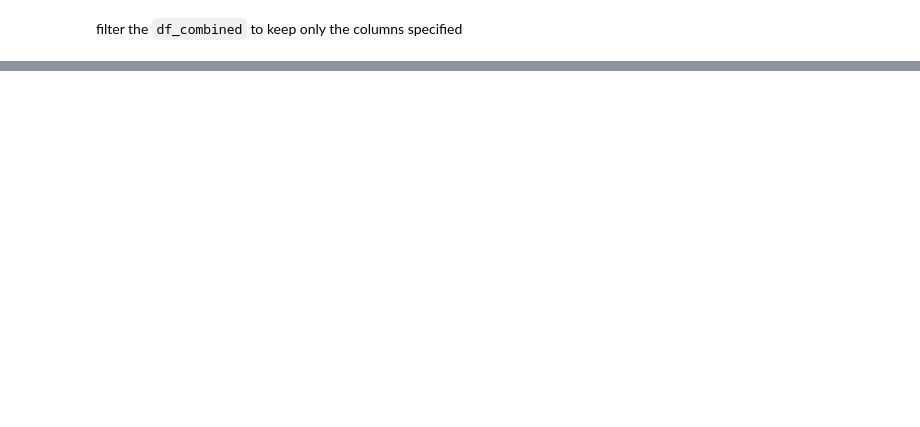
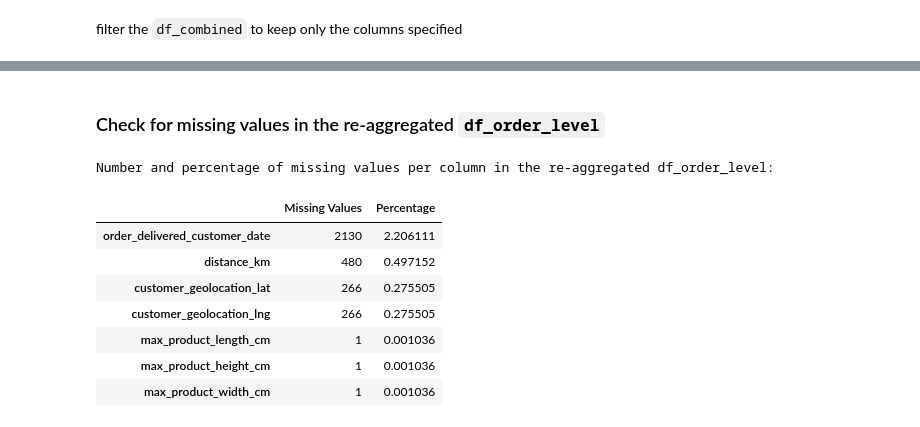
Before and after one commit to jessie0707a/Machine-Learning-Project, a Jupyter notebook: Predicting_Delivery_Duration_for_Olist.ipynb, the cells around one changed output, grey strips where cells are left out. Drawn from its saved outputs; the diff is of its cells as text; code cells hidden in the pictures; blank space fills up the shorter version.

```diff
--- a/Predicting_Delivery_Duration_for_Olist.ipynb
+++ b/Predicting_Delivery_Duration_for_Olist.ipynb
@@ -235,0 +417,23 @@ None
+# %% [markdown]
+### Check for missing values in the re-aggregated `df_order_level`
+# %%
+print("Number and percentage of missing values per column in the re-aggregated df_order_level:")
+missing_values_new = df_order_level.isnull().sum()
+missing_percentage_new = (df_order_level.isnull().sum() / len(df_order_level)) * 100
+
+missing_info_new = pd.DataFrame({
+    'Missing Values': missing_values_new,
+    'Percentage': missing_percentage_new
+})
+
+display(missing_info_new[missing_info_new['Missing Values'] > 0].sort_values(by='Missing Values', ascending=False))
+# %% [output]
+Number and percentage of missing values per column in the re-aggregated df_order_level:
+|  | Missing Values | Percentage |
+| order_delivered_customer_date | 2130 | 2.206111 |
+| distance_km | 480 | 0.497152 |
+| customer_geolocation_lat | 266 | 0.275505 |
+| customer_geolocation_lng | 266 | 0.275505 |
+| max_product_length_cm | 1 | 0.001036 |
+| max_product_height_cm | 1 | 0.001036 |
+| max_product_width_cm | 1 | 0.001036 |
```
Also changed, not shown: parts of 21 cells of this notebook.
